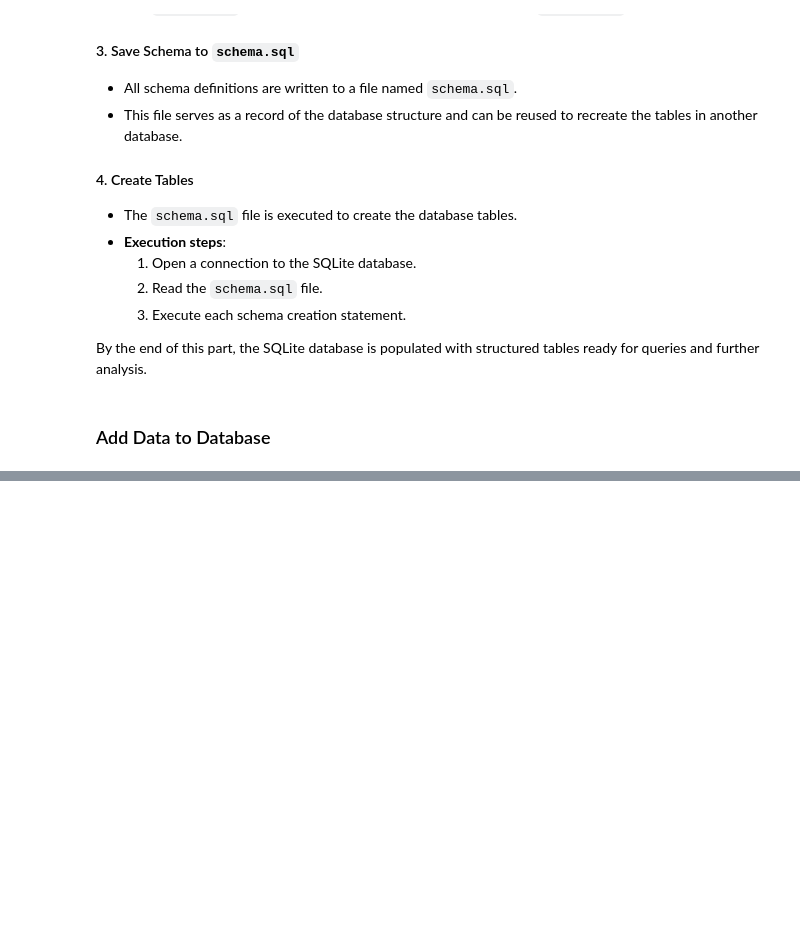
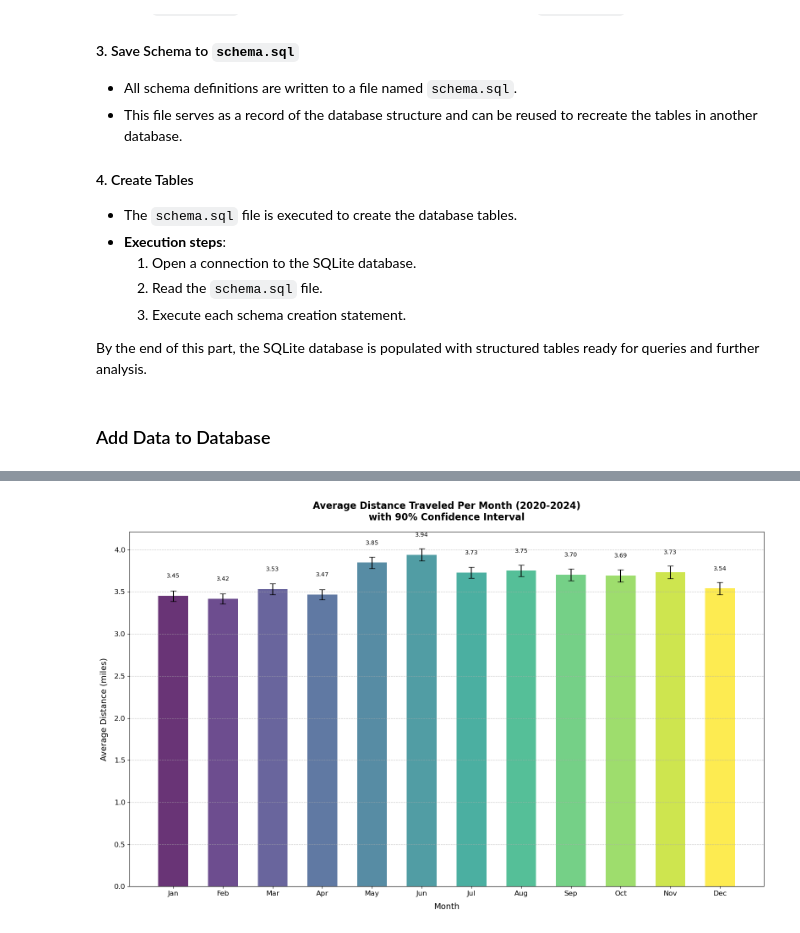
Before and after one commit to YunxinBai/4501-Final-Project, a Jupyter notebook: Project Scaffolding 1.ipynb, the cells around one changed output, grey strips where cells are left out. Drawn from its saved outputs; the diff is of its cells as text; code cells hidden in the pictures; blank space fills up the shorter version.

```diff
--- a/Project Scaffolding 1.ipynb
+++ b/Project Scaffolding 1.ipynb
@@ -1370,0 +1772,20 @@ write_query_to_file(QUERY_1, QUERY_1_FILENAME)
+# %%
+# Execute query via SQLAlchemy
+try:
+    with engine.connect() as con:
+        results = con.execute(db.text(QUERY_5)).fetchall()
+
+    # Convert results to a list of tuples
+    query_5_output = [tuple(row) for row in results]
+
+    # Display results
+    print("Query 5 Results:")
+    for row in query_5_output:
+        print(row)
+
+    # Save the query to file
+    write_query_to_file(QUERY_5, QUERY_5_FILENAME)
+    print(f"\nQuery 5 saved to {QUERY_5_FILENAME}")
+
+except Exception as e:
+    print(f"Error occurred: {e}")
@@ -1370,0 +1881,20 @@ write_query_to_file(QUERY_1, QUERY_1_FILENAME)
+# %%
+# Execute query via SQLAlchemy
+try:
+    with engine.connect() as con:
+        results = con.execute(db.text(QUERY_6)).fetchall()
+
+    # Convert results to a list of tuples
+    query_6_output = [tuple(row) for row in results]
+
+    # Display results
+    print("Query 6 Results:")
+    for row in query_6_output:
+        print(row)
+
+    # Save the query to file
+    write_query_to_file(QUERY_6, QUERY_6_FILENAME)
+    print(f"\nQuery 6 saved to {QUERY_6_FILENAME}")
+
+except Exception as e:
+    print(f"Error occurred: {e}")
@@ -1398,0 +2368,6 @@ plot_visual_1(some_dataframe)
+# %%
+# Step 3: Fetch the data and plot the visualization
+visual_2_data = get_data_for_visual_2()
+plot_visual_2(visual_2_data)
+# %% [output]
+[figure, added]
```
Also changed, not shown: parts of 55 cells of this notebook.
